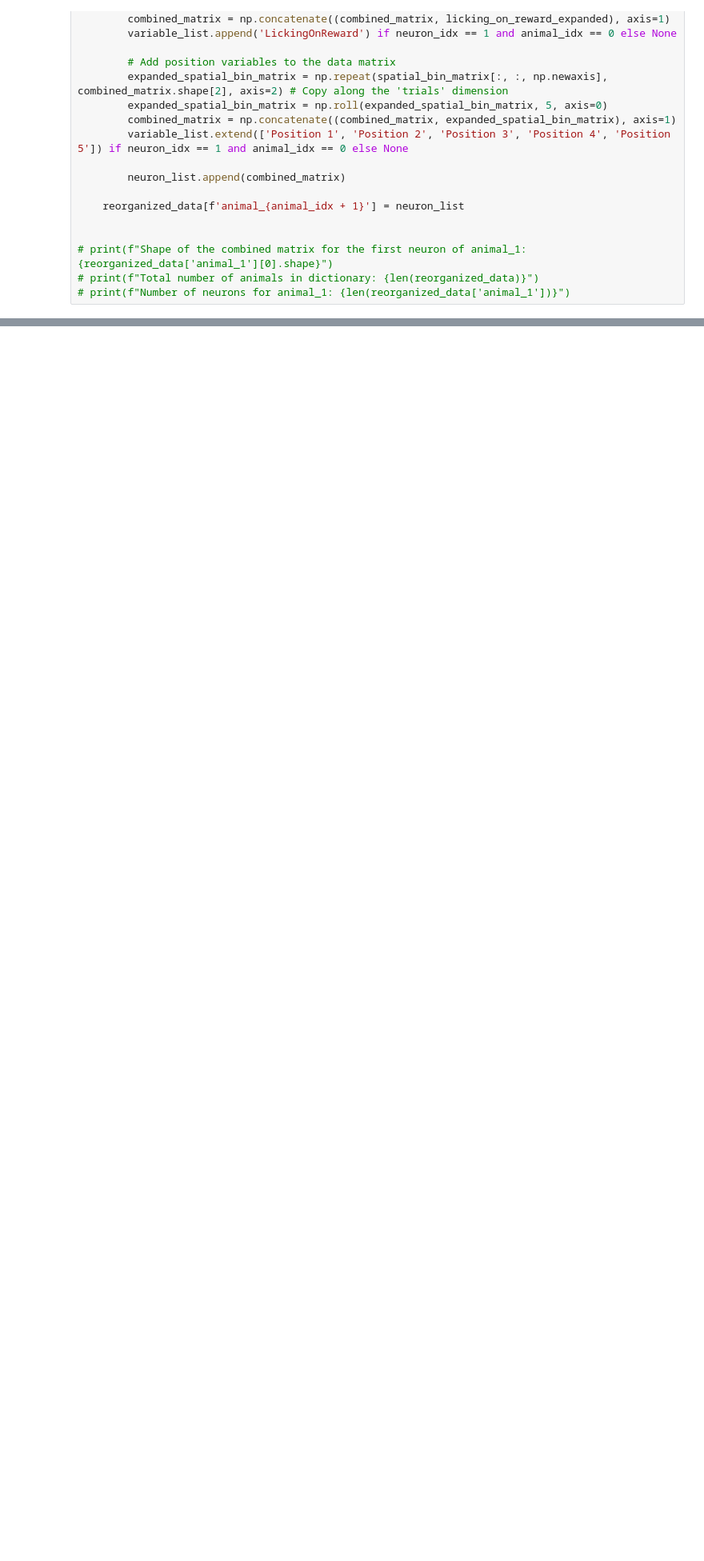
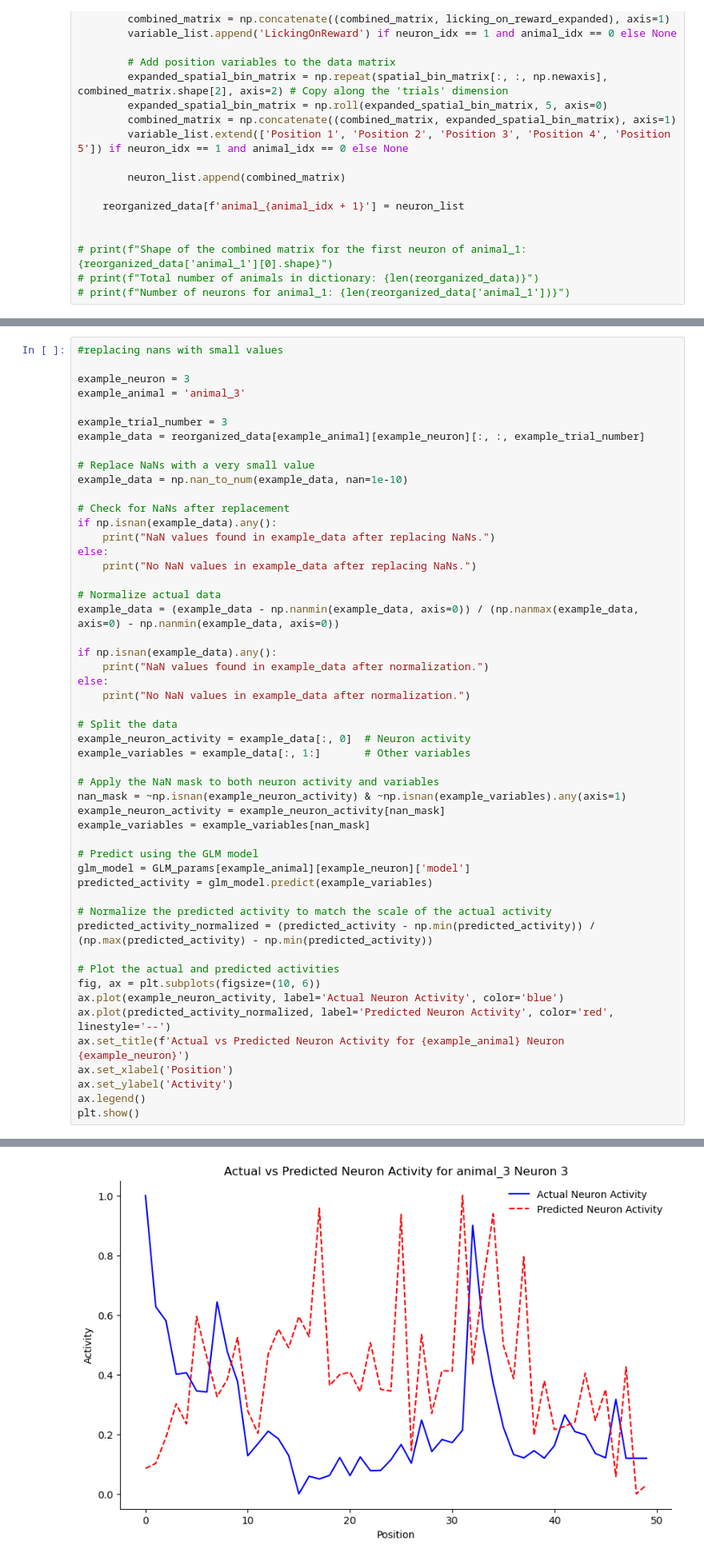
Before and after one commit to Milstein-Lab/CA1-interneuron-GLM, a Jupyter notebook: GLM_analysis.ipynb, the cells around one changed output, grey strips where cells are left out. Shown at 80% size. Drawn from its saved outputs; the diff is of its cells as text; blank space fills up the shorter version.

```diff
--- a/GLM_analysis.ipynb
+++ b/GLM_analysis.ipynb
@@ -153,0 +338,52 @@ plt.barh(variable_list[1:], GLM_params['animal_1'][neuron_nr]['weights'])
+# %%
+#replacing nans with small values
+
+example_neuron = 3
+example_animal = 'animal_3'
+
+example_trial_number = 3
+example_data = reorganized_data[example_animal][example_neuron][:, :, example_trial_number]
+
+# Replace NaNs with a very small value
+example_data = np.nan_to_num(example_data, nan=1e-10)
+
+# Check for NaNs after replacement
+if np.isnan(example_data).any():
+    print("NaN values found in example_data after replacing NaNs.")
+else:
+    print("No NaN values in example_data after replacing NaNs.")
+
+# Normalize actual data
+example_data = (example_data - np.nanmin(example_data, axis=0)) / (np.nanmax(example_data, axis=0) - np.nanmin(example_data, axis=0))
+
+if np.isnan(example_data).any():
+    print("NaN values found in example_data after normalization.")
+else:
+    print("No NaN values in example_data after normalization.")
+
+# Split the data
+example_neuron_activity = example_data[:, 0]  # Neuron activity
+example_variables = example_data[:, 1:]       # Other variables
+
+# Apply the NaN mask to both neuron activity and variables
+nan_mask = ~np.isnan(example_neuron_activity) & ~np.isnan(example_variables).any(axis=1)
+example_neuron_activity = example_neuron_activity[nan_mask]
+example_variables = example_variables[nan_mask]
+
+# Predict using the GLM model
+glm_model = GLM_params[example_animal][example_neuron]['model']
+predicted_activity = glm_model.predict(example_variables)
+
+# Normalize the predicted activity to match the scale of the actual activity
+predicted_activity_normalized = (predicted_activity - np.min(predicted_activity)) / (np.max(predicted_activity) - np.min(predicted_activity))
+
+# Plot the actual and predicted activities
+fig, ax = plt.subplots(figsize=(10, 6))
+ax.plot(example_neuron_activity, label='Actual Neuron Activity', color='blue')
+ax.plot(predicted_activity_normalized, label='Predicted Neuron Activity', color='red', linestyle='--')
+ax.set_title(f'Actual vs Predicted Neuron Activity for {example_animal} Neuron {example_neuron}')
+ax.set_xlabel('Position')
+ax.set_ylabel('Activity')
+ax.legend()
+plt.show()
+# %% [output]
@@ -153,0 +392 @@ plt.barh(variable_list[1:], GLM_params['animal_1'][neuron_nr]['weights'])
+[figure, added]
```
Also changed, not shown: parts of 11 cells of this notebook.
